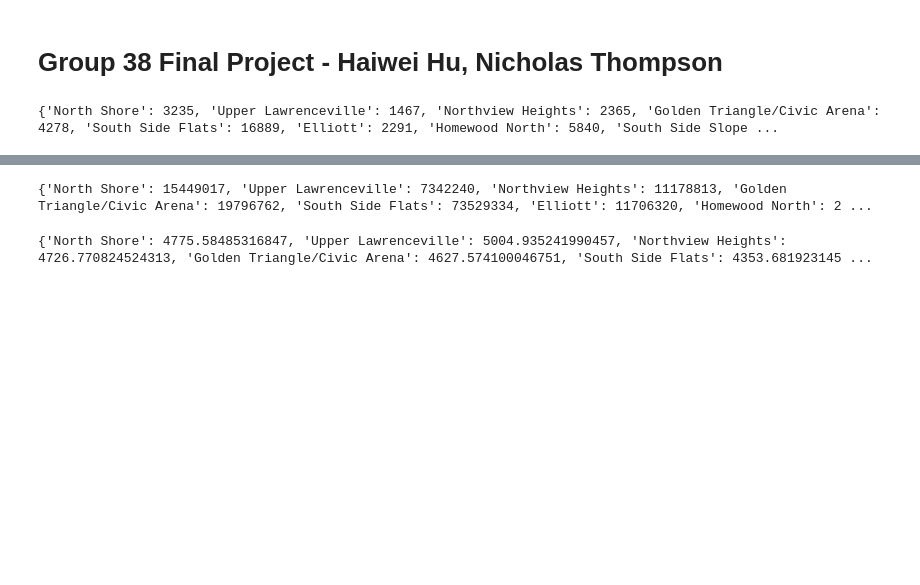
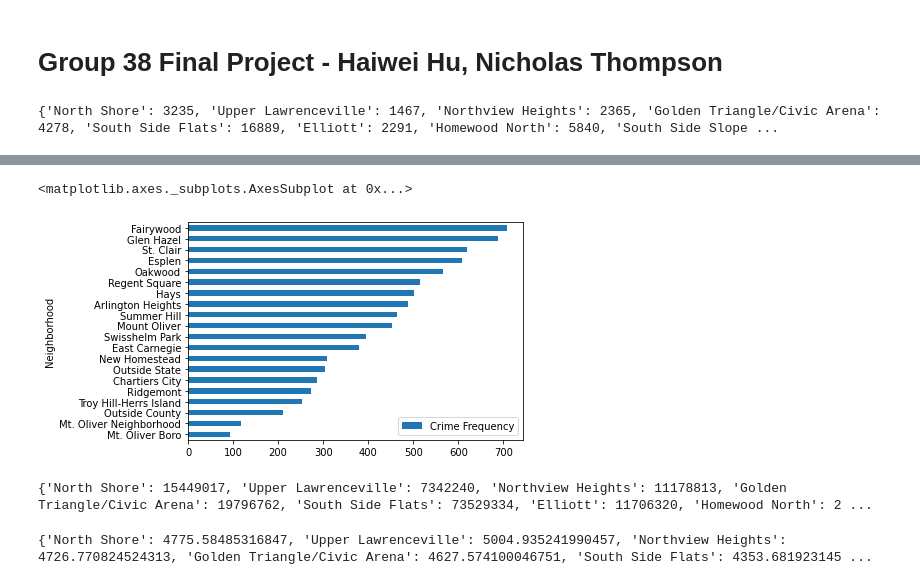
Before and after one commit to xney/0010Final, a Jupyter notebook: final_notebook.ipynb, the cells around one changed output, grey strips where cells are left out. Cells and saved outputs as stored; diff of their text form; code cells hidden in the pictures; blank space fills up the shorter version.

```diff
--- a/final_notebook.ipynb
+++ b/final_notebook.ipynb
@@ -31,3 +59,8 @@ print(incident_dict_neighborhood)
+# %%
+neighborhood_crime_frequency.head(20).plot.barh(x='Neighborhood')
+# %% [output]
+<matplotlib.axes._subplots.AxesSubplot at 0x...>
+[figure, added]
 # %%
 incident_dict_severity = dict()
 
```
Also changed, not shown: parts of 12 cells of this notebook.
